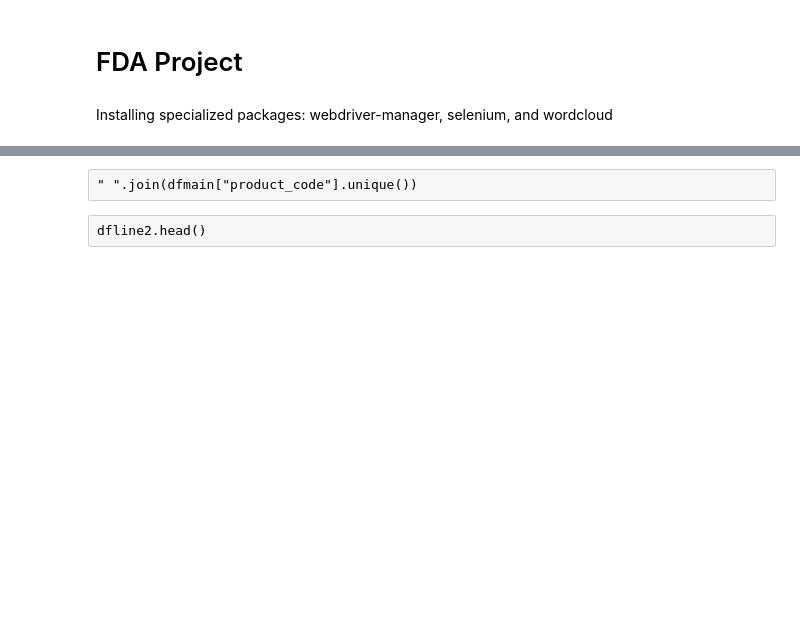
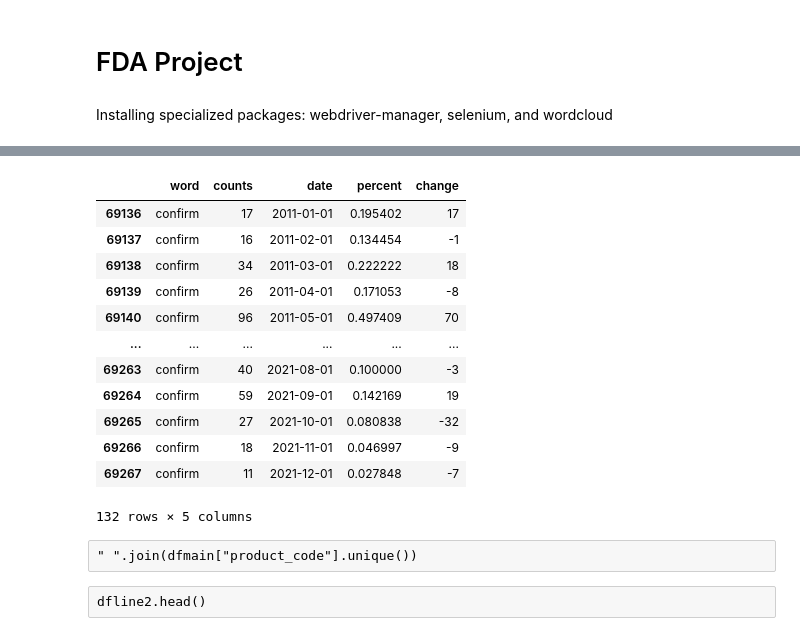
Before and after one commit to allenbutt/FDA, a Jupyter notebook: FDA.ipynb, the cells around one changed output, grey strips where cells are left out. Cells and saved outputs as stored; diff of their text form; code cells hidden in the pictures; blank space fills up the shorter version.

```diff
--- a/FDA.ipynb
+++ b/FDA.ipynb
@@ -440,3 +529,19 @@ plt.show()
+# %%
+dfword[dfword["word"] == "confirm"]
+# %% [output]
+|  | word | counts | date | percent | change |
+| 69136 | confirm | 17 | 2011-01-01 | 0.195402 | 17 |
+| 69137 | confirm | 16 | 2011-02-01 | 0.134454 | -1 |
+| 69138 | confirm | 34 | 2011-03-01 | 0.222222 | 18 |
+| 69139 | confirm | 26 | 2011-04-01 | 0.171053 | -8 |
+| 69140 | confirm | 96 | 2011-05-01 | 0.497409 | 70 |
+| ... | ... | ... | ... | ... | ... |
+| 69263 | confirm | 40 | 2021-08-01 | 0.100000 | -3 |
+| 69264 | confirm | 59 | 2021-09-01 | 0.142169 | 19 |
+| 69265 | confirm | 27 | 2021-10-01 | 0.080838 | -32 |
+| 69266 | confirm | 18 | 2021-11-01 | 0.046997 | -9 |
+| 69267 | confirm | 11 | 2021-12-01 | 0.027848 | -7 |
+132 rows × 5 columns
 # %% [raw]
 " ".join(dfmain["product_code"].unique())
 # %% [raw]
```
Also changed, not shown: parts of 8 cells of this notebook.
